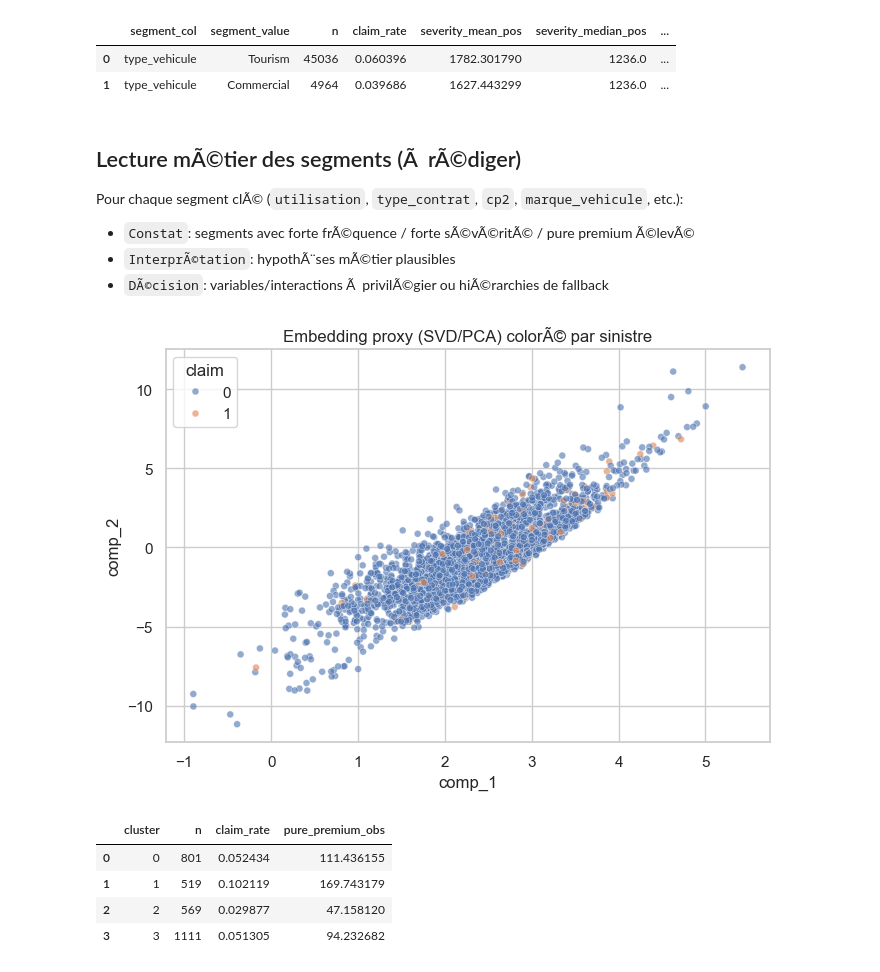
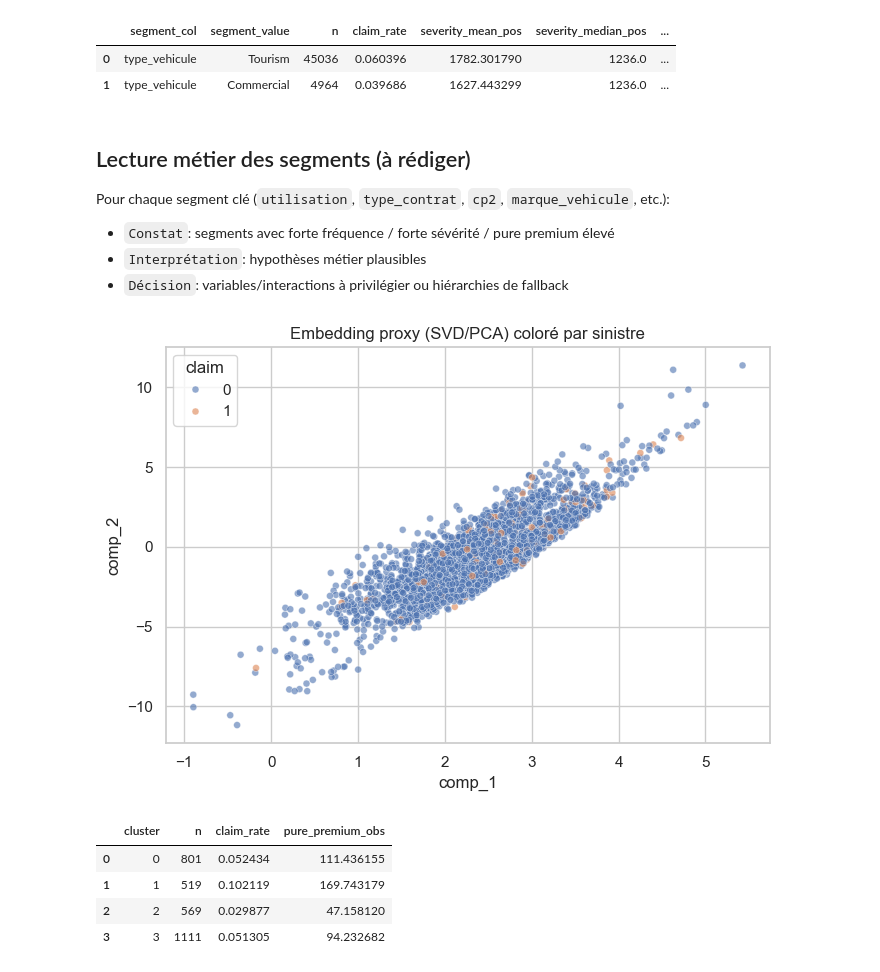
Before and after one commit to Mogramed/Calcul-prime-d-assurance, a Jupyter notebook: notebooks/ds/08_ds_eda_segmentation_preprocessing.ipynb, the cells around one changed output. Cells and saved outputs as stored; diff of their text form; code cells hidden in the pictures.

```diff
--- a/notebooks/ds/08_ds_eda_segmentation_preprocessing.ipynb
+++ b/notebooks/ds/08_ds_eda_segmentation_preprocessing.ipynb
@@ -215,7 +215,7 @@ display(cat_stats)
 | 9 | sex_conducteur1 | 2 | M | 0.60194 | 0 | 0.000000 |
 | 14 | type_vehicule | 2 | Tourism | 0.90072 | 0 | 0.000000 |
 # %%
-# Barplots catÃ©gorielles (frÃ©quences)
+# Barplots catégorielles (fréquences)
 plot_cat_cols = [c for c in ["type_contrat","utilisation","freq_paiement","paiement","conducteur2","essence_vehicule","type_vehicule"] if c in train_raw.columns]
 fig, axes = plt.subplots(len(plot_cat_cols), 1, figsize=(12, 3 * len(plot_cat_cols)))
 if len(plot_cat_cols) == 1:
@@ -223,6 +223,6 @@ if len(plot_cat_cols) == 1:
 for ax, c in zip(axes, plot_cat_cols):
     vc = train_raw[c].astype(str).value_counts(dropna=False).head(15)
     sns.barplot(x=vc.values, y=vc.index.astype(str), ax=ax)
-    ax.set_title(f"Top modalitÃ©s - {c}")
+    ax.set_title(f"Top modalités - {c}")
 plt.tight_layout()
 # %% [output]
@@ -330,27 +330,27 @@ Segment: type_vehicule
 | 0 | type_vehicule | Tourism | 45036 | 0.060396 | 1782.301790 | 1236.0 | ... |
 | 1 | type_vehicule | Commercial | 4964 | 0.039686 | 1627.443299 | 1236.0 | ... |
 # %% [markdown]
-## Lecture mÃ©tier des segments (Ã  rÃ©diger)
+## Lecture métier des segments (à rédiger)
 
-Pour chaque segment clÃ© (`utilisation`, `type_contrat`, `cp2`, `marque_vehicule`, etc.):
-- `Constat`: segments avec forte frÃ©quence / forte sÃ©vÃ©ritÃ© / pure premium Ã©levÃ©
-- `InterprÃ©tation`: hypothÃ¨ses mÃ©tier plausibles
-- `DÃ©cision`: variables/interactions Ã  privilÃ©gier ou hiÃ©rarchies de fallback
+Pour chaque segment clé (`utilisation`, `type_contrat`, `cp2`, `marque_vehicule`, etc.):
+- `Constat`: segments avec forte fréquence / forte sévérité / pure premium élevé
+- `Interprétation`: hypothèses métier plausibles
+- `Décision`: variables/interactions à privilégier ou hiérarchies de fallback
 # %%
-# RÃ©duction de dimension proxy FAMD/MCA (sans dÃ©pendance externe)
+# Réduction de dimension proxy FAMD/MCA (sans dépendance externe)
 sample_df = sample_for_exploration(train_fe, n=SAMPLE_N, seed=SEED, stratify_col="type_contrat" if "type_contrat" in train_fe.columns else None)
 sample_num = [c for c in sample_df.columns if str(sample_df[c].dtype).startswith(("int","float")) and c not in [v2.TARGET_FREQ_COL, v2.TARGET_SEV_COL]]
 sample_cat = [c for c in sample_df.columns if sample_df[c].dtype == "object"]
 emb = fit_mixed_embedding_proxy(sample_df, num_cols=sample_num, cat_cols=sample_cat, n_components=2)
 emb_plot = emb.copy()
 emb_plot["claim"] = (sample_df[v2.TARGET_SEV_COL].astype(float) > 0).astype(int).values
 emb_plot["utilisation"] = sample_df["utilisation"].astype(str).values if "utilisation" in sample_df.columns else "NA"
 emb_plot["type_contrat"] = sample_df["type_contrat"].astype(str).values if "type_contrat" in sample_df.columns else "NA"
 
 plt.figure(figsize=(7,5))
 sns.scatterplot(data=emb_plot, x="comp_1", y="comp_2", hue="claim", alpha=0.6, s=25)
-plt.title("Embedding proxy (SVD/PCA) colorÃ© par sinistre")
+plt.title("Embedding proxy (SVD/PCA) coloré par sinistre")
 plt.tight_layout()
 # %% [output]
-[figure, old version]
+[figure, new version]
 # %%
```
Also changed, not shown: parts of 18 cells of this notebook, 5 other files.
